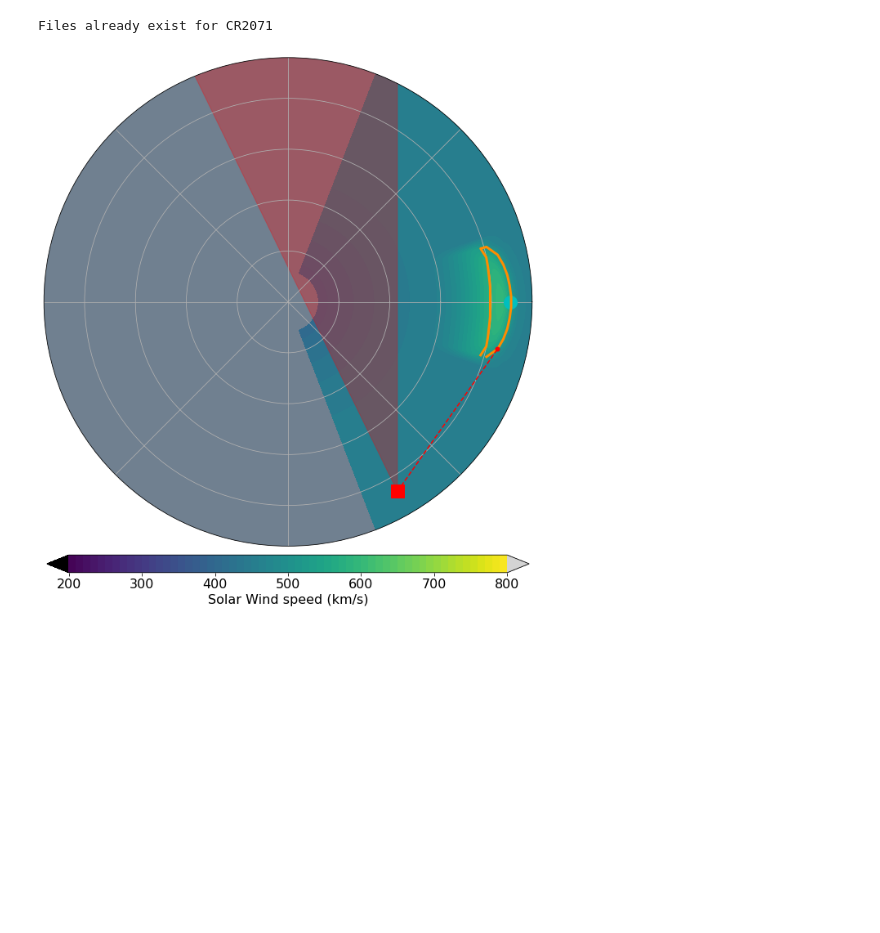
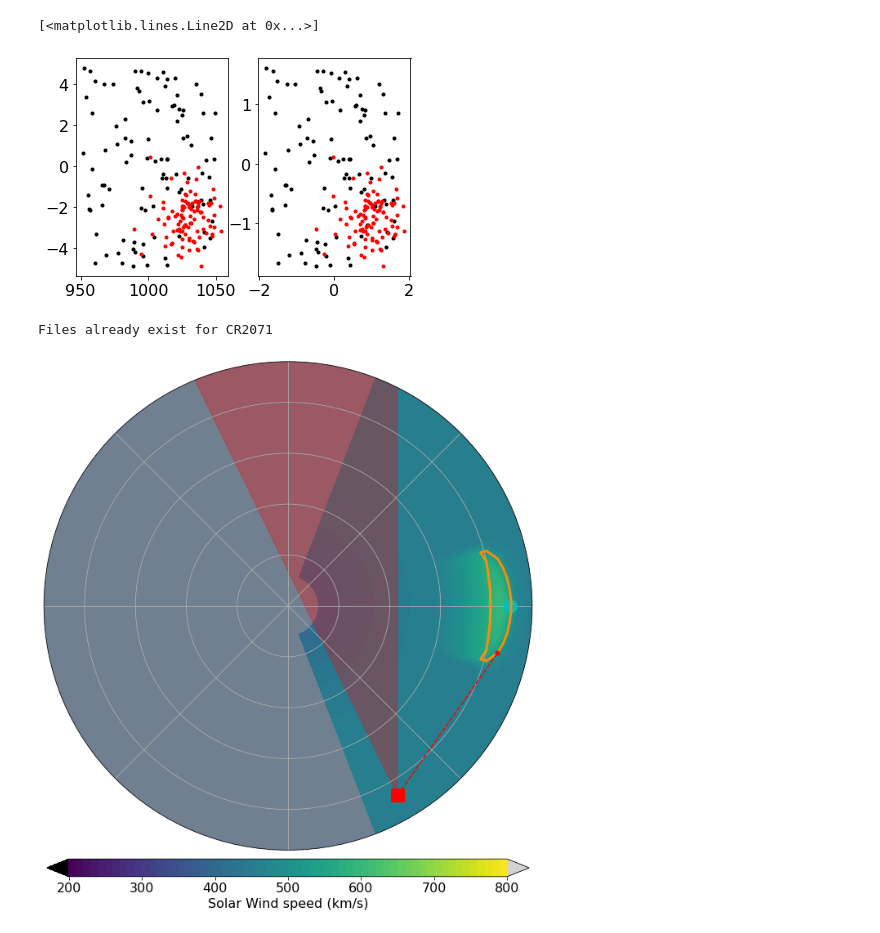
Before and after one commit to LukeBarnard/SIR_HUXt, a Jupyter notebook: code/sir_huxt_testing.ipynb, the cells around one changed output. Cells and saved outputs as stored; diff of their text form; code cells hidden in the pictures; blank space fills up the shorter version.

Commit message:
Updates to do resampling of V and lon, rather than wid.

```diff
--- a/code/sir_huxt_testing.ipynb
+++ b/code/sir_huxt_testing.ipynb
@@ -15,6 +15,69 @@ import scipy.stats as st
 
 from sklearn.neighbors import KernelDensity
 from astropy.time import Time
+# %%
+base_cme = sir.get_base_cme()
+
+v = np.zeros(100)
+lon = np.zeros(100)
+
+vt = 1025
+lt = -2.5
+
+for i in range(lon.size):
+
+    cmep = sir.perturb_cme(base_cme)
+
+    v[i] = cmep.v.value
+    lon[i] = cmep.longitude.to(u.deg).value
+
+
+id_high = lon > 180
+lon[id_high] = lon[id_high] - 360
+
+lv = st.norm.pdf(v, loc=vt, scale=10)
+ll = st.norm.pdf(lon, loc=lt, scale=0.5)
+weights = lv*ll
+
+#########################################
+# Remove any particles with invalid weights
+id_good = np.isfinite(weights)
+weights = weights[id_good]
+v = v[id_good]
+lon = lon[id_good]
+
+# center lons between -180 - 180
+id_high = lon > 360
+lon[id_high] = lon[id_high] - 360
+
+# Convert speeds to z-scores
+v_z, v_avg, v_std = sir.zscore(v)
+lon_z, lon_avg, lon_std = sir.zscore(lon)
+
+data = np.array([v_z, lon_z]).T
+
+kde = KernelDensity(kernel='gaussian', bandwidth=0.3).fit(data, sample_weight=weights.ravel())
+
+# Resample the particles, and convert back to parameter space from zscore
+n_members = len(weights)
+resample = kde.sample(n_members)
+
+v_z_resamp =  resample[:, 0]
+v_resamp = sir.anti_zscore(v_z_resamp, v_avg, v_std)
+
+lon_z_resamp =  resample[:, 1]
+lon_resamp = sir.anti_zscore(lon_z_resamp, lon_avg, lon_std)
+########################################################
+
+fig, ax = plt.subplots(1, 2)
+ax[0].plot(v, lon, 'k.')
+ax[0].plot(v_resamp, lon_resamp, 'r.')
+
+ax[1].plot(v_z, lon_z, 'k.')
+ax[1].plot(v_z_resamp, lon_z_resamp, 'r.')
+# %% [output]
+[<matplotlib.lines.Line2D at 0x...>]
+[figure, added]
 # %%
 start_time = Time('2008-06-30T00:00:00')
 model = sir.setup_huxt(start_time, uniform_wind=True)
```
Also changed, not shown: parts of 3 cells of this notebook, 5 other files.
